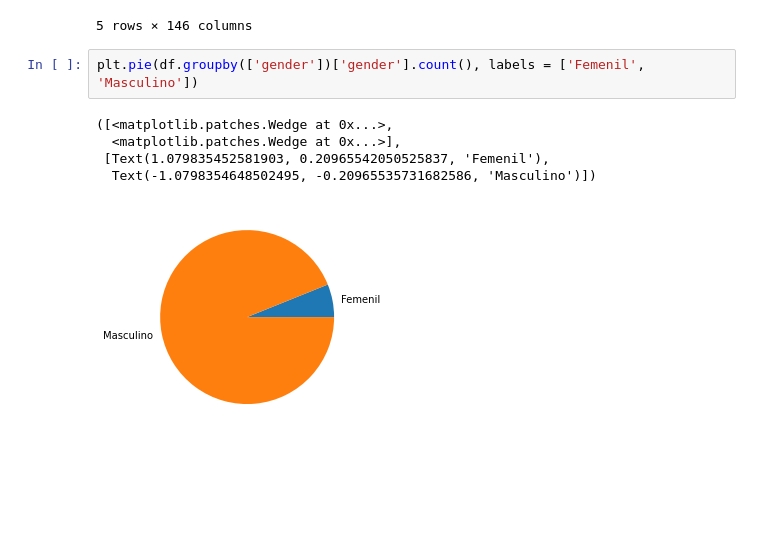
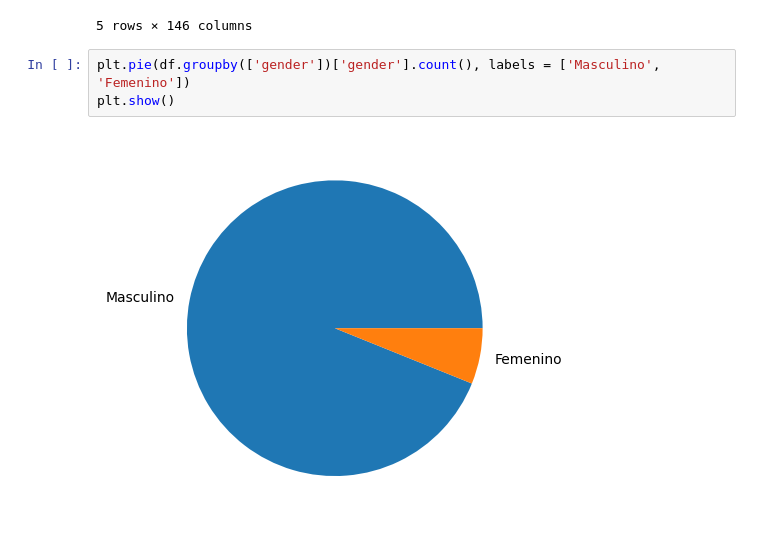
Before and after one commit to GBenitezL/Predicciones-UFC, a Jupyter notebook: Exploracion_UFC.ipynb, the cells around one changed output. Drawn from its saved outputs; the diff is of its cells as text; blank space fills up the shorter version.

```diff
--- a/Exploracion_UFC.ipynb
+++ b/Exploracion_UFC.ipynb
@@ -101,10 +98,7 @@ df.head()
 | 4 | Tai Tuivasa | Blagoy Ivanov | Dan Miragliotta | 2019-06-08 | Chicago, Illinois, USA | Blue | False | Heavyweight | 3 | ... |
 5 rows × 146 columns
 # %%
-plt.pie(df.groupby(['gender'])['gender'].count(), labels = ['Femenil', 'Masculino'])
+plt.pie(df.groupby(['gender'])['gender'].count(), labels = ['Masculino', 'Femenino'])
+plt.show()
 # %% [output]
-([<matplotlib.patches.Wedge at 0x...>,
-  <matplotlib.patches.Wedge at 0x...>],
- [Text(1.079835452581903, 0.20965542050525837, 'Femenil'),
-  Text(-1.0798354648502495, -0.20965535731682586, 'Masculino')])
-[figure, old version]
+[figure, new version]
```
Also changed, not shown: parts of 3 cells of this notebook, 5 other files.
